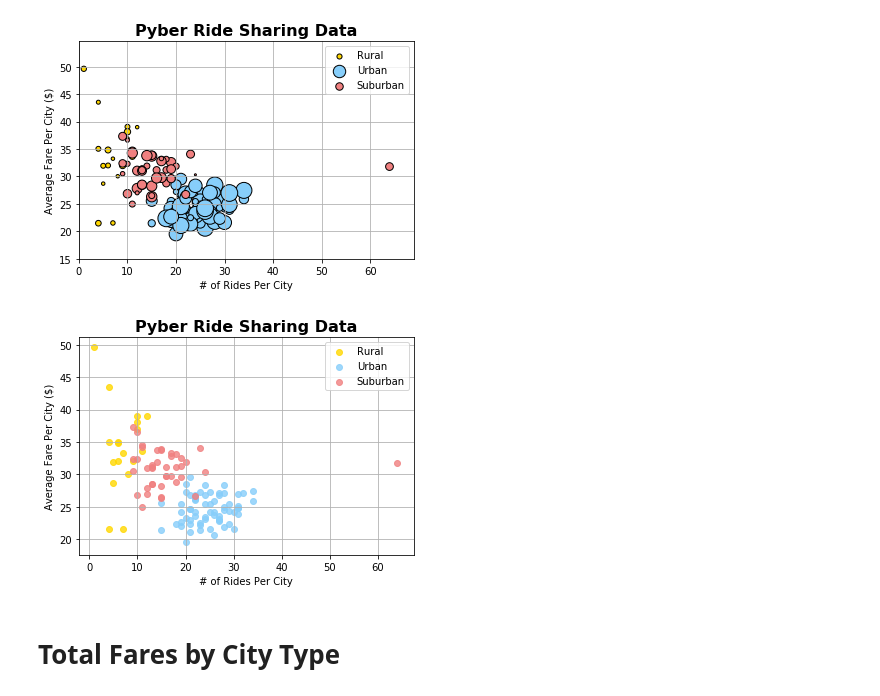
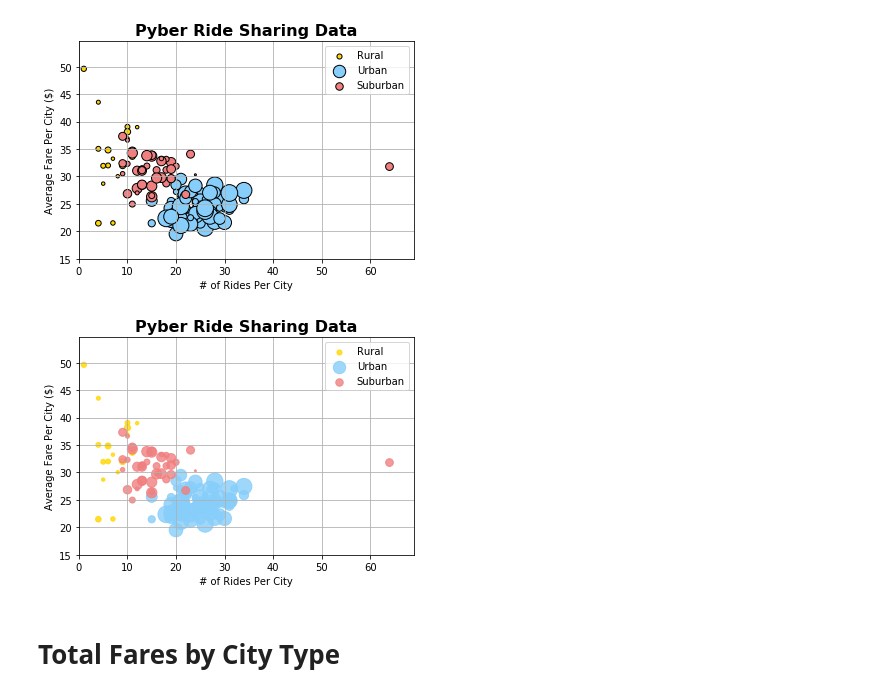
Before and after one commit to spencerrand/Ride-Sharing-Analysis, a Jupyter notebook: Pyber/main.ipynb, the cells around one changed output. Saved outputs shown, nothing was run; the diff lists cells and outputs as text; code cells hidden in the pictures.

```diff
--- a/Pyber/main.ipynb
+++ b/Pyber/main.ipynb
@@ -165,19 +165,25 @@ plt.show()
 # %% [output]
 [figure]
 # %%
-sns.regplot(rural_total_rides_by_city, rural_avg_fare_by_city,fit_reg=False, color='gold', )
-sns.regplot(urban_total_rides_by_city, urban_avg_fare_by_city,fit_reg=False, color='lightskyblue')
-sns.regplot(suburban_total_rides_by_city, suburban_avg_fare_by_city,fit_reg=False, color='lightcoral')
+sns.regplot(rural_total_rides_by_city, rural_avg_fare_by_city,fit_reg=False, color='gold',
+            scatter_kws={'s':rural_driver_count_by_city*4})
+sns.regplot(urban_total_rides_by_city, urban_avg_fare_by_city,fit_reg=False, color='lightskyblue',
+            scatter_kws={'s':urban_driver_count_by_city*4})
+sns.regplot(suburban_total_rides_by_city, suburban_avg_fare_by_city,fit_reg=False, color='lightcoral',
+            scatter_kws={'s':suburban_driver_count_by_city*4})
 plt.grid()
 plt.legend(('Rural','Urban','Suburban'),loc='best')
 
 plt.title("Pyber Ride Sharing Data", fontsize=16, fontweight="bold")
 plt.xlabel("# of Rides Per City")
 plt.ylabel("Average Fare Per City ($)")
 
+plt.xlim(0, total_rides_by_city.max()+5)
+plt.ylim(15, fare_avg_by_city.max()+5)
+
 plt.show()
 # %% [output]
-[figure, old version]
+[figure, new version]
 # %% [markdown]
 <h1>Total Fares by City Type</h1>
 # %%
```
